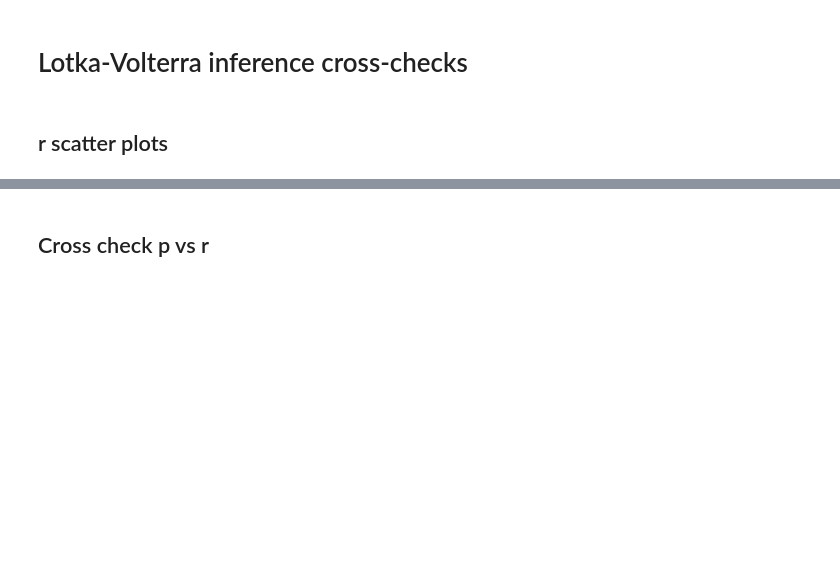
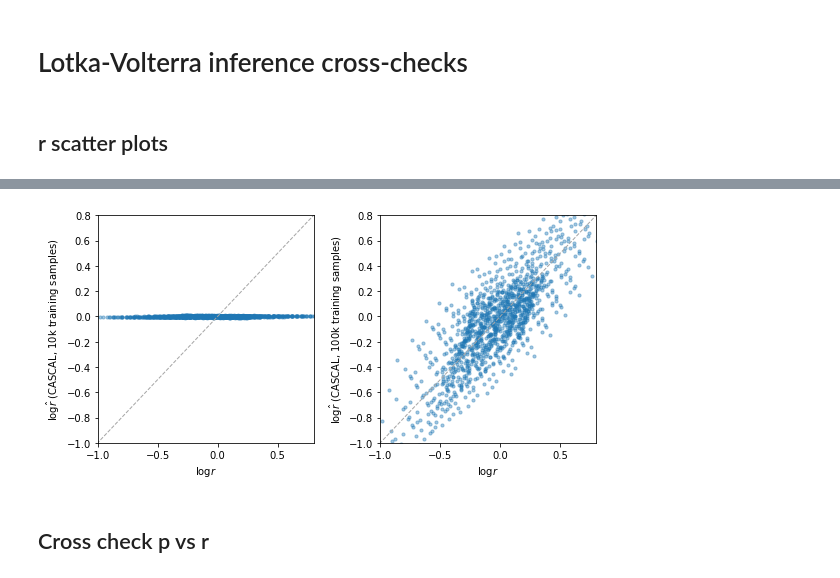
Before and after one commit to johannbrehmer/goldmine, a Jupyter notebook: goldmine/notebooks/lotka_volterra/result_cross_checks.ipynb, the cells around one changed output, grey strips where cells are left out. Saved outputs shown, nothing was run; the diff lists cells and outputs as text; code cells hidden in the pictures; blank space fills up the shorter version.

```diff
--- a/goldmine/notebooks/lotka_volterra/result_cross_checks.ipynb
+++ b/goldmine/notebooks/lotka_volterra/result_cross_checks.ipynb
@@ -58,3 +57,32 @@ plt.show()
+# %%
+plt.figure(figsize=(8,4))
+
+ax = plt.subplot(1,2,1)
+
+plt.plot([-2.,2.], [-2.,2.], lw=1., ls='--', c='0.65')
+plt.scatter(log_r_ref[::500], log_r_s2[::500], s=10., alpha=0.4)
+
+plt.ylabel('$\log \hat{r}$ (CASCAL, 10k training samples)')
+plt.xlabel('$\log {r}$')
+
+plt.xlim(-1,.8)
+plt.ylim(-1,.8)
+
+ax = plt.subplot(1,2,2)
+
+plt.plot([-2.,2.], [-2.,2.], lw=1., ls='--', c='0.65')
+plt.scatter(log_r_ref[::500], log_r_s3[::500], s=10., alpha=0.4)
+
+plt.ylabel('$\log \hat{r}$ (CASCAL, 100k training samples)')
+plt.xlabel('$\log {r}$')
+
+plt.xlim(-1,.8)
+plt.ylim(-1,.8)
+
+plt.tight_layout()
+plt.show()
+# %% [output]
+[figure, added]
 # %% [markdown]
 ## Cross check p vs r
 # %%
```
Also changed, not shown: parts of 2 cells of this notebook, 4 other files.
